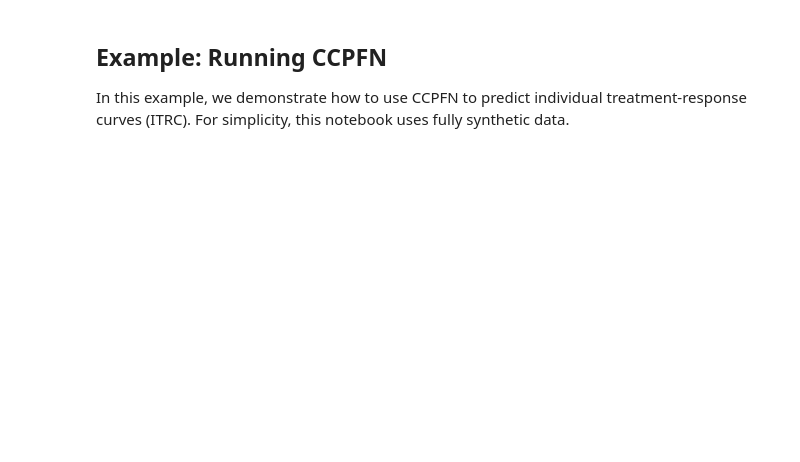
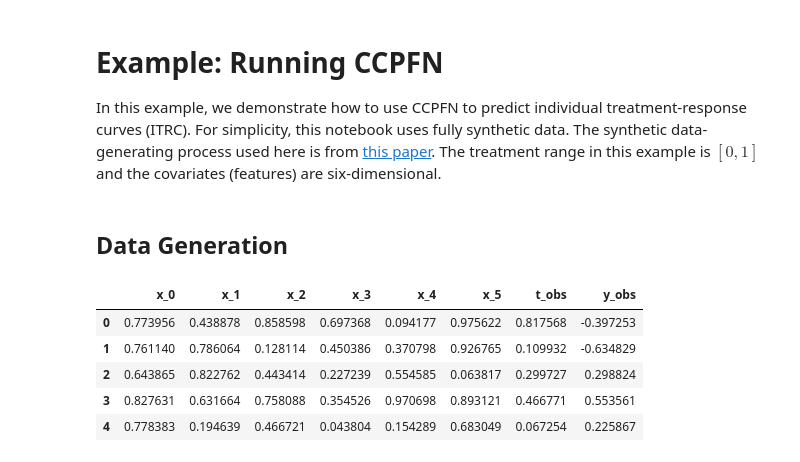
Before and after one commit to layer6ai-labs/CCPFN-inference, a Jupyter notebook: notebooks/01_example_usage.ipynb, the cells around one changed output. Cells and saved outputs as stored; diff of their text form; code cells hidden in the pictures; blank space fills up the shorter version.

```diff
--- a/notebooks/01_example_usage.ipynb
+++ b/notebooks/01_example_usage.ipynb
@@ -30,14 +18,23 @@ Note: you may need to restart the kernel to use updated packages.
 # %% [markdown]
-## Example: Running CCPFN
+# Example: Running CCPFN
 
-In this example, we demonstrate how to use CCPFN to predict individual treatment-response curves (ITRC). For simplicity, this notebook uses fully synthetic data.
+In this example, we demonstrate how to use CCPFN to predict individual treatment-response curves (ITRC). For simplicity, this notebook uses fully synthetic data. The synthetic data-generating process used here is from [this paper](https://proceedings.neurips.cc/paper_files/paper/2022/hash/390bb66a088d37f62ee9fb779c5953c2-Abstract-Conference.html). The treatment range in this example is $[0, 1]$ and the covariates (features) are six-dimensional.
+# %% [markdown]
+## Data Generation
 # %%
 # Generate data
+rng = np.random.default_rng(seed=42)
+admit = ADMIT(n_samples=4096)
 
-from src.ccpfn.benchmarks import ADMITDataset
+covariates, t_obs, y_obs = admit._generate_observational(rng)
 
-meta_dataset = ADMITDataset(
-    n_tables=1,
-    test_ratio=0.2,
-)
-data = meta_dataset[0][0]
+df = pd.concat([covariates, t_obs, y_obs], axis=1)
+df = df.rename(columns={0: "t_obs", 1: "y_obs"})
+df.head()
+# %% [output]
+|  | x_0 | x_1 | x_2 | x_3 | x_4 | x_5 | t_obs | y_obs |
+| 0 | 0.773956 | 0.438878 | 0.858598 | 0.697368 | 0.094177 | 0.975622 | 0.817568 | -0.397253 |
+| 1 | 0.761140 | 0.786064 | 0.128114 | 0.450386 | 0.370798 | 0.926765 | 0.109932 | -0.634829 |
+| 2 | 0.643865 | 0.822762 | 0.443414 | 0.227239 | 0.554585 | 0.063817 | 0.299727 | 0.298824 |
+| 3 | 0.827631 | 0.631664 | 0.758088 | 0.354526 | 0.970698 | 0.893121 | 0.466771 | 0.553561 |
+| 4 | 0.778383 | 0.194639 | 0.466721 | 0.043804 | 0.154289 | 0.683049 | 0.067254 | 0.225867 |
```
Also changed, not shown: parts of 10 cells of this notebook, 6 other files.
